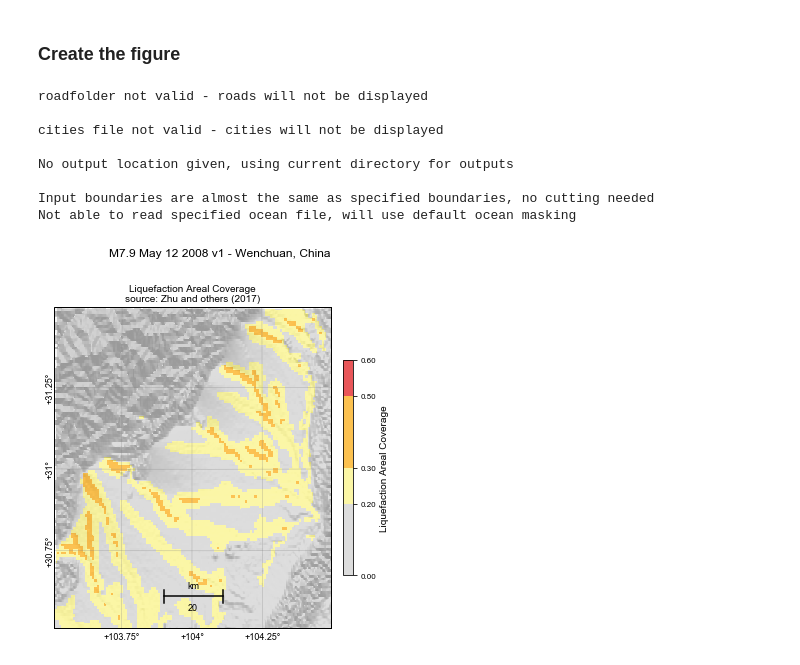
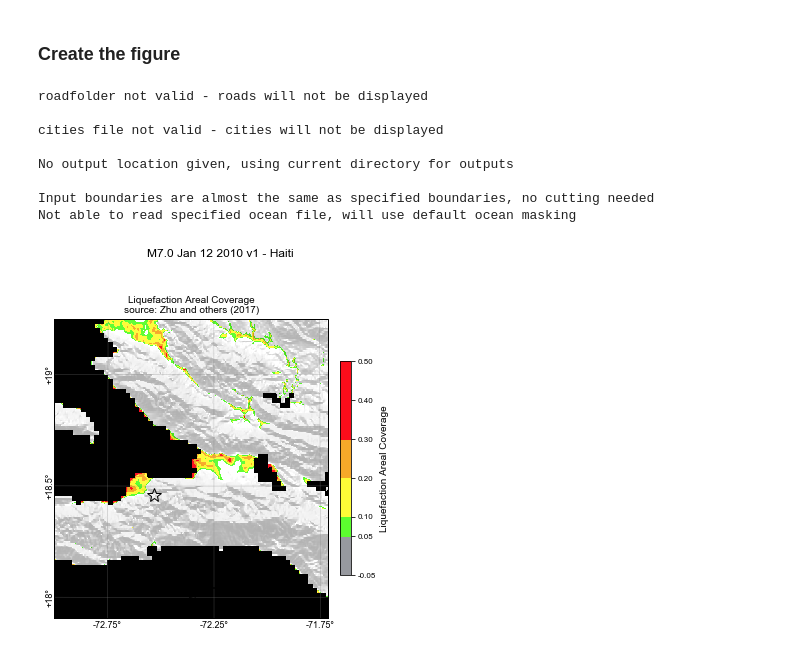
Before and after one commit to QingleCheng/groundfailure-notebooks, a Jupyter notebook: notebooks/Validate Zhu et al 2017 general liquefaction model.ipynb, the cells around one changed output. Drawn from its saved outputs; the diff is of its cells as text; code cells hidden in the pictures.

```diff
--- a/notebooks/Validate Zhu et al 2017 general liquefaction model.ipynb
+++ b/notebooks/Validate Zhu et al 2017 general liquefaction model.ipynb
@@ -19,18 +19,20 @@ from gfail.conf import correct_config_filepaths
 from gfail.utilities import parseConfigLayers, parseMapConfig
 from gfail import makemaps
 
+%pylab inline
+
 import warnings
 warnings.filterwarnings('ignore')
 
 # Set up file paths
 # Directory containing model inputs
-datadir = 'data/model_inputs/wenchuan'
+datadir = 'data/model_inputs/haiti'
 # Path to mapping inputs for static plots
-map_inputs = 'data/mapping_inputs/wenchuan'
+map_inputs = 'data/mapping_inputs/haiti'
 
 # Path to config files
 configfileZ2 = '../defaultconfigfiles/models/zhu_2017_general.ini'
 mapconfig = '../defaultconfigfiles/mapconfig.ini'
 
 # Path to shakemap .xml files
-shakefile = 'data/shakemaps/wenchuan.xml'
+shakefile = 'data/shakemaps/haiti.xml'
@@ -43,20 +47,12 @@ config = correct_config_filepaths(datadir, config)
 # View the config file
 #pprint.pprint(config)
 
-# Turn off conversion to areal coverage in config file
-del config['zhu_2017_general']['coverage']
-
 # Change to same resolution
-del config['zhu_2017_general']['divfactor']
-
-
-# Remove minpga restriction for consistency with Zhu paper (this threshold was added in a subsequent paper)
-#config['zhu_2017_general']['minpga'] = 0. # %g
-#config['zhu_2017_general']['minpgv'] = 0.  # cm/s
+config['zhu_2017_general']['divfactor'] = 10.
 # %%
-bounds = dict(xmin=103.5, xmax=104.5, ymin=30.5, ymax=31.5)
+bounds = dict(xmin=-73.0, xmax=-71.7, ymin=17.9, ymax=19.25)
 
 # Run the model (this will take a minute)
-lmn = LogisticModel(shakefile, config, saveinputs=True, bounds=bounds)
+lmn = LogisticModel(shakefile, config, saveinputs=False, bounds=bounds)
 maplayers = lmn.calculate()
 # %% [output]
@@ -68,35 +64,35 @@ Loading wtd layer: 0.0 sec
 # %% [markdown]
 ### Change bins to match figure from paper
 # %%
-lims = [[0., 0.2, 0.3, 0.5, 0.6]]
-colorlist = ['#DCDCDC','#FBF6A5', '#FCC14F', '#E95659']  #hex code for colors in figure below
+lims = [[-0.05, 0.05, 0.1, 0.2, 0.3, 0.4, 0.5]]
+colorlist = ['#97999F','#5CFD2F', '#FDFC37', '#F7A929', '#FC0D1B', '#FC0D1B']  #hex code for colors in figure below
 CustomCmap = matplotlib.colors.ListedColormap(colorlist)
 colormap = [CustomCmap]
 
-maskthresh = [0.]  # to represent gray color on figure
+maskthresh = [0.001]  # to represent gray color on figure
 # %% [markdown]
 ### Create the figure
 # %%
 # read in general mapping preferences
 mapconfig = ConfigObj(mapconfig)
 kwargs = parseMapConfig(mapconfig, fileext=map_inputs)
 
 #plotorder, logscale, lims, colormaps, maskthreshes = parseConfigLayers(maplayers, config)
-
+pylab.rcParams['figure.figsize'] = (14, 10)
 # Make the figure
 temp = makemaps.modelMap(maplayers, shakefile, lims=lims, maskthreshes=maskthresh, plotorder=['model'],
          logscale=False, maproads=True, mapcities=True, showplots=True, printparam=False,
          inventory_shapefile=None, scaletype='binned', savepdf=False, savepng=False, boundaries=bounds,
          colormaps=colormap, **kwargs)
 # %% [output]
 roadfolder not valid - roads will not be displayed
 
 cities file not valid - cities will not be displayed
 
 No output location given, using current directory for outputs
 
 Input boundaries are almost the same as specified boundaries, no cutting needed
 Not able to read specified ocean file, will use default ocean masking
-[figure, old version]
+[figure, new version]
 # %% [markdown]
 ### Compare to the result from the original paper for this event (below)
```
Also changed, not shown: parts of 9 cells of this notebook, 15 other files.
